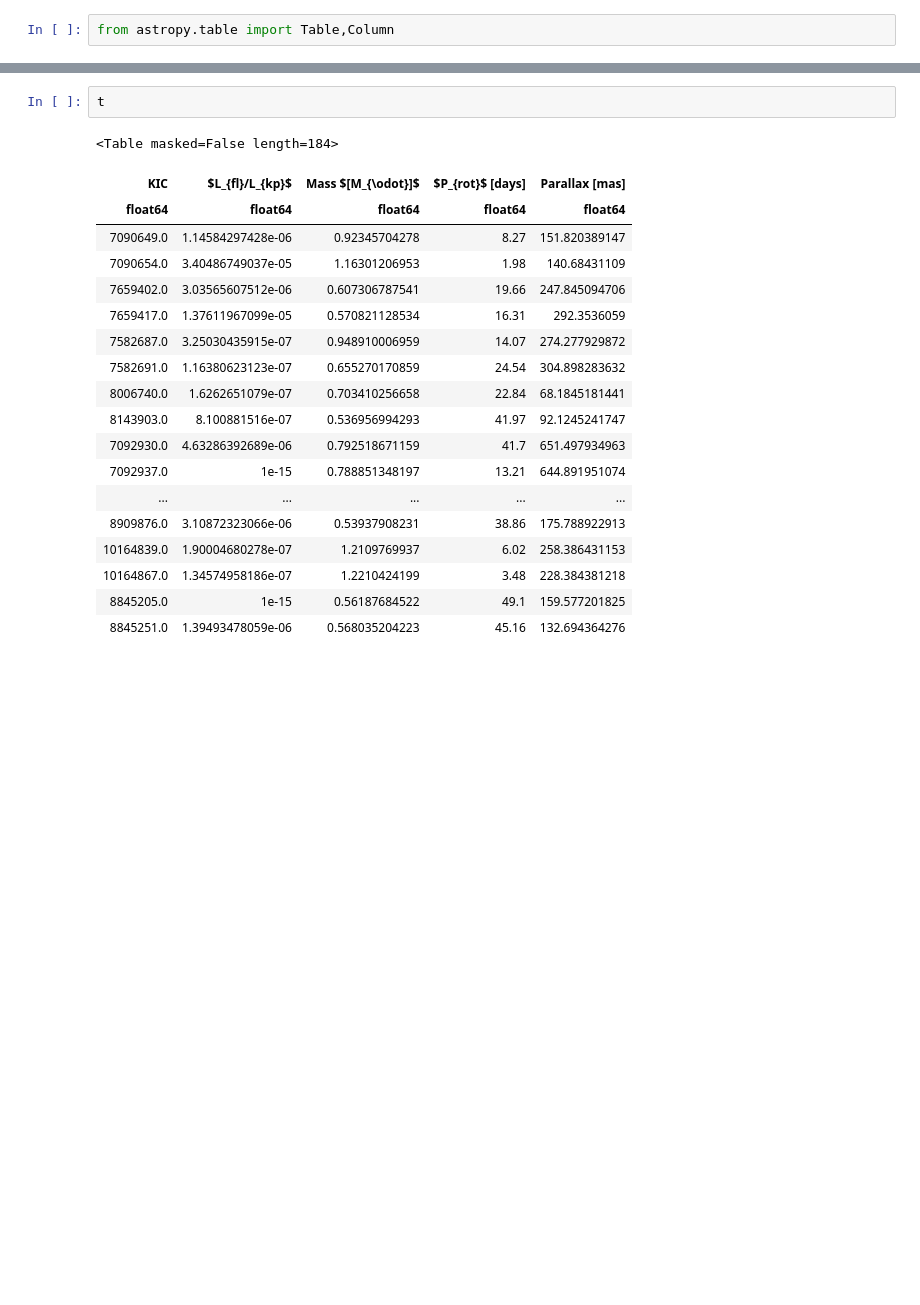
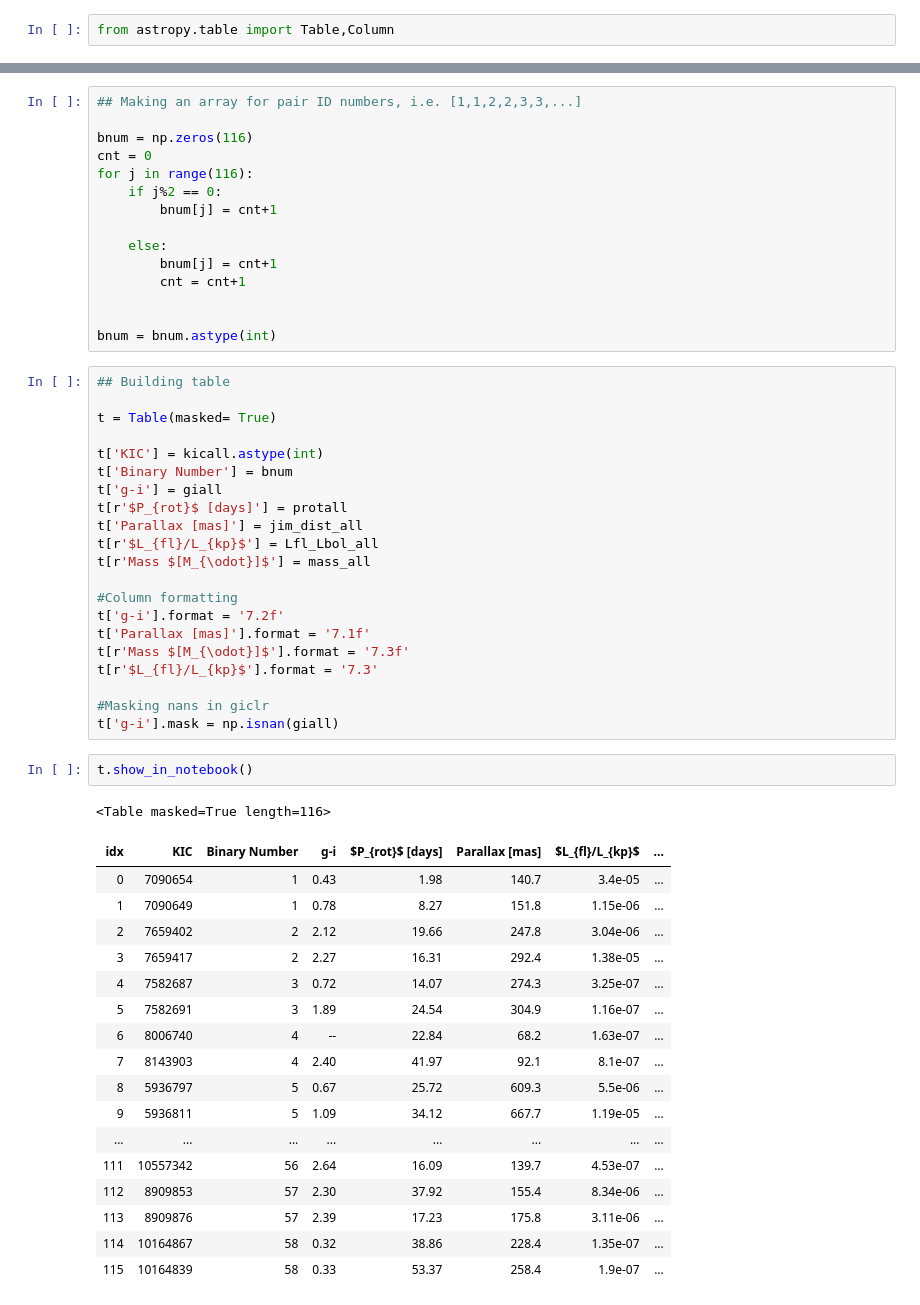
Before and after one commit to RileyWClarke/WideBinaryProject, a Jupyter notebook: Notebooks/WideBinaryProject.v3.ipynb, the cells around one changed output, grey strips where cells are left out. Drawn from its saved outputs; the diff is of its cells as text; blank space fills up the shorter version.

Commit message:
Added data table to Appendices

```diff
--- a/Notebooks/WideBinaryProject.v3.ipynb
+++ b/Notebooks/WideBinaryProject.v3.ipynb
@@ -935,22 +1001,57 @@ t['Parallax [mas]'] = jim_dist[m]
+# %%
+## Making an array for pair ID numbers, i.e. [1,1,2,2,3,3,...]
+
+bnum = np.zeros(116)
+cnt = 0
+for j in range(116):
+    if j%2 == 0:
+        bnum[j] = cnt+1
+
+    else:
+        bnum[j] = cnt+1
+        cnt = cnt+1
+
+
+bnum = bnum.astype(int)
+# %%
+## Building table
+
+t = Table(masked= True)
+
+t['KIC'] = kicall.astype(int)
+t['Binary Number'] = bnum
+t['g-i'] = giall
+t[r'$P_{rot}$ [days]'] = protall
+t['Parallax [mas]'] = jim_dist_all
+t[r'$L_{fl}/L_{kp}$'] = Lfl_Lbol_all
+t[r'Mass $[M_{\odot}]$'] = mass_all
+
+#Column formatting
+t['g-i'].format = '7.2f'
+t['Parallax [mas]'].format = '7.1f'
+t[r'Mass $[M_{\odot}]$'].format = '7.3f'
+t[r'$L_{fl}/L_{kp}$'].format = '7.3'
+
+#Masking nans in giclr
+t['g-i'].mask = np.isnan(giall)
 # %%
-t
+t.show_in_notebook()
 # %% [output]
-<Table masked=False length=184>
+<Table masked=True length=116>
-| KIC | $L_{fl}/L_{kp}$ | Mass $[M_{\odot}]$ | $P_{rot}$ [days] | Parallax [mas] |
-| float64 | float64 | float64 | float64 | float64 |
-| 7090649.0 | 1.14584297428e-06 | 0.92345704278 | 8.27 | 151.820389147 |
-| 7090654.0 | 3.40486749037e-05 | 1.16301206953 | 1.98 | 140.68431109 |
-| 7659402.0 | 3.03565607512e-06 | 0.607306787541 | 19.66 | 247.845094706 |
-| 7659417.0 | 1.37611967099e-05 | 0.570821128534 | 16.31 | 292.3536059 |
-| 7582687.0 | 3.25030435915e-07 | 0.948910006959 | 14.07 | 274.277929872 |
-| 7582691.0 | 1.16380623123e-07 | 0.655270170859 | 24.54 | 304.898283632 |
-| 8006740.0 | 1.6262651079e-07 | 0.703410256658 | 22.84 | 68.1845181441 |
-| 8143903.0 | 8.100881516e-07 | 0.536956994293 | 41.97 | 92.1245241747 |
-| 7092930.0 | 4.63286392689e-06 | 0.792518671159 | 41.7 | 651.497934963 |
-| 7092937.0 | 1e-15 | 0.788851348197 | 13.21 | 644.891951074 |
-| ... | ... | ... | ... | ... |
-| 8909876.0 | 3.10872323066e-06 | 0.53937908231 | 38.86 | 175.788922913 |
-| 10164839.0 | 1.90004680278e-07 | 1.2109769937 | 6.02 | 258.386431153 |
-| 10164867.0 | 1.34574958186e-07 | 1.2210424199 | 3.48 | 228.384381218 |
-| 8845205.0 | 1e-15 | 0.56187684522 | 49.1 | 159.577201825 |
-| 8845251.0 | 1.39493478059e-06 | 0.568035204223 | 45.16 | 132.694364276 |
+| idx | KIC | Binary Number | g-i | $P_{rot}$ [days] | Parallax [mas] | $L_{fl}/L_{kp}$ | ... |
+| 0 | 7090654 | 1 | 0.43 | 1.98 | 140.7 | 3.4e-05 | ... |
+| 1 | 7090649 | 1 | 0.78 | 8.27 | 151.8 | 1.15e-06 | ... |
+| 2 | 7659402 | 2 | 2.12 | 19.66 | 247.8 | 3.04e-06 | ... |
+| 3 | 7659417 | 2 | 2.27 | 16.31 | 292.4 | 1.38e-05 | ... |
+| 4 | 7582687 | 3 | 0.72 | 14.07 | 274.3 | 3.25e-07 | ... |
+| 5 | 7582691 | 3 | 1.89 | 24.54 | 304.9 | 1.16e-07 | ... |
+| 6 | 8006740 | 4 | -- | 22.84 | 68.2 | 1.63e-07 | ... |
+| 7 | 8143903 | 4 | 2.40 | 41.97 | 92.1 | 8.1e-07 | ... |
+| 8 | 5936797 | 5 | 0.67 | 25.72 | 609.3 | 5.5e-06 | ... |
+| 9 | 5936811 | 5 | 1.09 | 34.12 | 667.7 | 1.19e-05 | ... |
+| ... | ... | ... | ... | ... | ... | ... | ... |
+| 111 | 10557342 | 56 | 2.64 | 16.09 | 139.7 | 4.53e-07 | ... |
+| 112 | 8909853 | 57 | 2.30 | 37.92 | 155.4 | 8.34e-06 | ... |
+| 113 | 8909876 | 57 | 2.39 | 17.23 | 175.8 | 3.11e-06 | ... |
+| 114 | 10164867 | 58 | 0.32 | 38.86 | 228.4 | 1.35e-07 | ... |
+| 115 | 10164839 | 58 | 0.33 | 53.37 | 258.4 | 1.9e-07 | ... |
```
Also changed, not shown: parts of 8 cells of this notebook, 1 other file.
